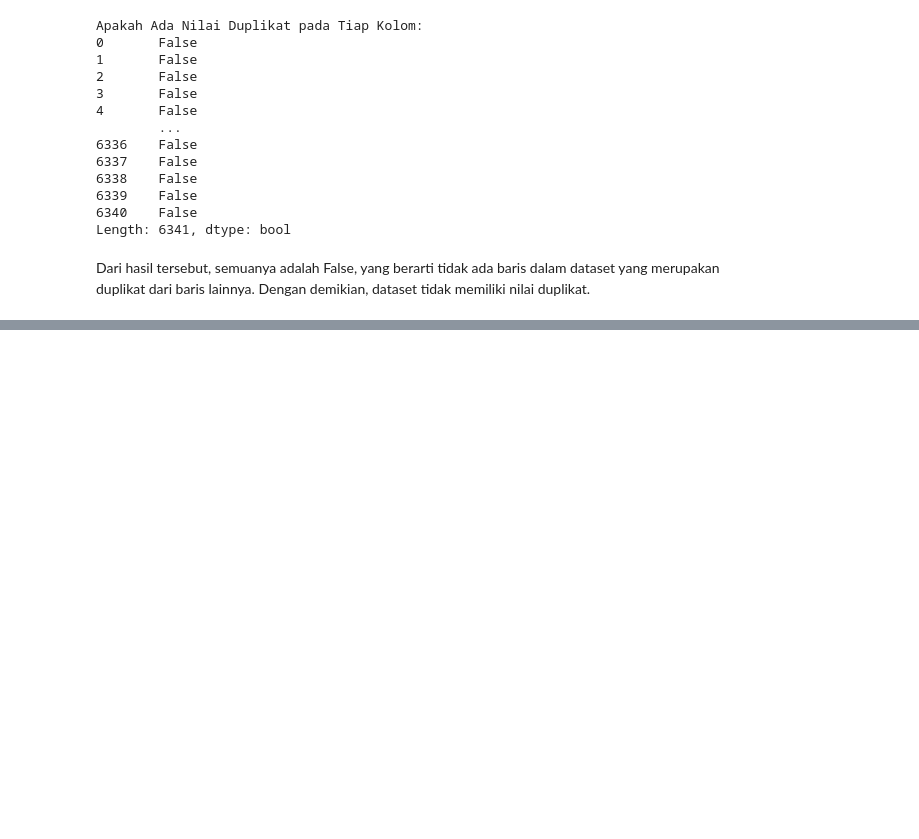
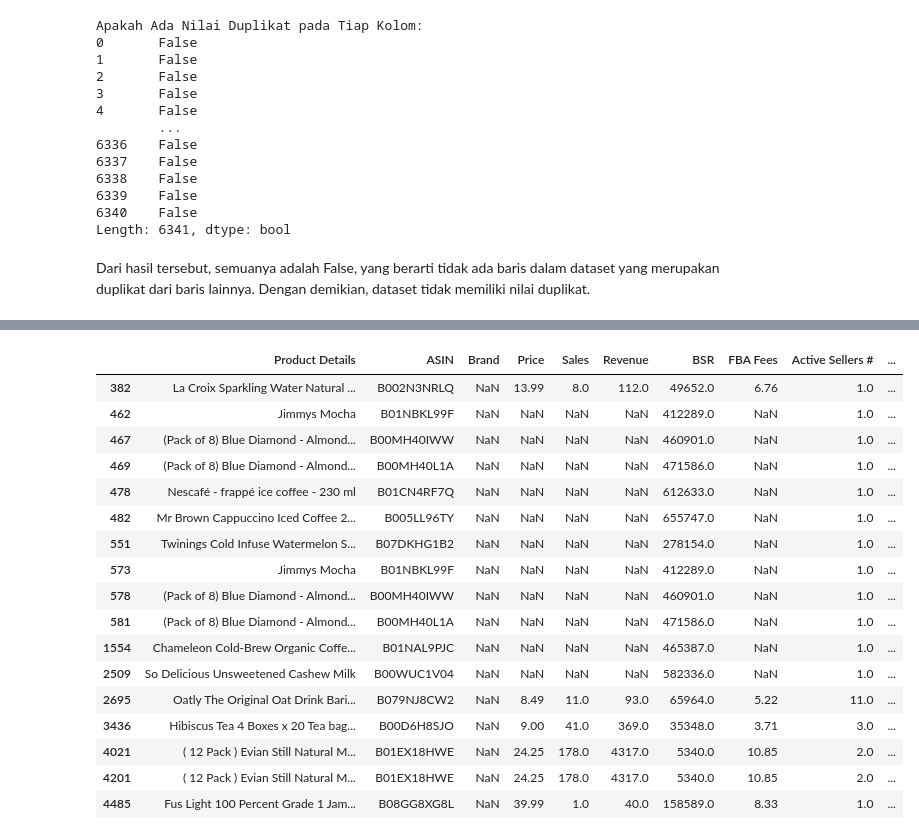
Before and after one commit to raffithoriq/tugas-Data-Mining-, a Jupyter notebook: Tugas_1_Data_Mining.ipynb, the cells around one changed output, grey strips where cells are left out. Cells and saved outputs as stored; diff of their text form; code cells hidden in the pictures; blank space fills up the shorter version.

```diff
--- a/Tugas_1_Data_Mining.ipynb
+++ b/Tugas_1_Data_Mining.ipynb
@@ -539,0 +605,21 @@ Dari hasil tersebut, semuanya adalah False, yang berarti tidak ada baris dalam d
+# %%
+df_file[df_file['Brand'].isnull()]
+# %% [output]
+|  | Product Details | ASIN | Brand | Price | Sales | Revenue | BSR | FBA Fees | Active Sellers # | ... |
+| 382 | La Croix Sparkling Water Natural ... | B002N3NRLQ | NaN | 13.99 | 8.0 | 112.0 | 49652.0 | 6.76 | 1.0 | ... |
+| 462 | Jimmys Mocha | B01NBKL99F | NaN | NaN | NaN | NaN | 412289.0 | NaN | 1.0 | ... |
+| 467 | (Pack of 8) Blue Diamond - Almond... | B00MH40IWW | NaN | NaN | NaN | NaN | 460901.0 | NaN | 1.0 | ... |
+| 469 | (Pack of 8) Blue Diamond - Almond... | B00MH40L1A | NaN | NaN | NaN | NaN | 471586.0 | NaN | 1.0 | ... |
+| 478 | Nescafé - frappé ice coffee - 230 ml | B01CN4RF7Q | NaN | NaN | NaN | NaN | 612633.0 | NaN | 1.0 | ... |
+| 482 | Mr Brown Cappuccino Iced Coffee 2... | B005LL96TY | NaN | NaN | NaN | NaN | 655747.0 | NaN | 1.0 | ... |
+| 551 | Twinings Cold Infuse Watermelon S... | B07DKHG1B2 | NaN | NaN | NaN | NaN | 278154.0 | NaN | 1.0 | ... |
+| 573 | Jimmys Mocha | B01NBKL99F | NaN | NaN | NaN | NaN | 412289.0 | NaN | 1.0 | ... |
+| 578 | (Pack of 8) Blue Diamond - Almond... | B00MH40IWW | NaN | NaN | NaN | NaN | 460901.0 | NaN | 1.0 | ... |
+| 581 | (Pack of 8) Blue Diamond - Almond... | B00MH40L1A | NaN | NaN | NaN | NaN | 471586.0 | NaN | 1.0 | ... |
+| 1554 | Chameleon Cold-Brew Organic Coffe... | B01NAL9PJC | NaN | NaN | NaN | NaN | 465387.0 | NaN | 1.0 | ... |
+| 2509 | So Delicious Unsweetened Cashew Milk | B00WUC1V04 | NaN | NaN | NaN | NaN | 582336.0 | NaN | 1.0 | ... |
+| 2695 | Oatly The Original Oat Drink Bari... | B079NJ8CW2 | NaN | 8.49 | 11.0 | 93.0 | 65964.0 | 5.22 | 11.0 | ... |
+| 3436 | Hibiscus Tea 4 Boxes x 20 Tea bag... | B00D6H8SJO | NaN | 9.00 | 41.0 | 369.0 | 35348.0 | 3.71 | 3.0 | ... |
+| 4021 | ( 12 Pack ) Evian Still Natural M... | B01EX18HWE | NaN | 24.25 | 178.0 | 4317.0 | 5340.0 | 10.85 | 2.0 | ... |
+| 4201 | ( 12 Pack ) Evian Still Natural M... | B01EX18HWE | NaN | 24.25 | 178.0 | 4317.0 | 5340.0 | 10.85 | 2.0 | ... |
+| 4485 | Fus Light 100 Percent Grade 1 Jam... | B08GG8XG8L | NaN | 39.99 | 1.0 | 40.0 | 158589.0 | 8.33 | 1.0 | ... |
```
Also changed, not shown: parts of 135 cells of this notebook.
